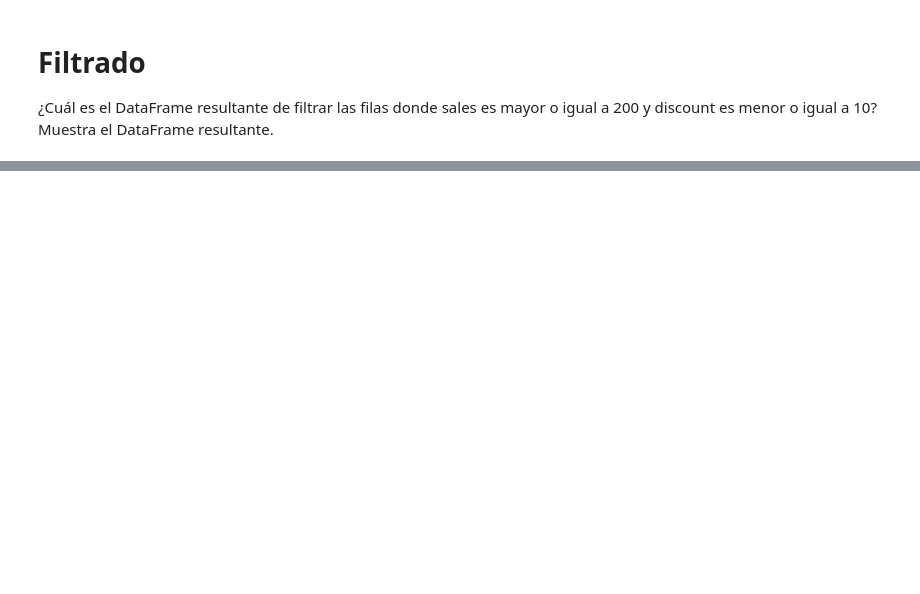
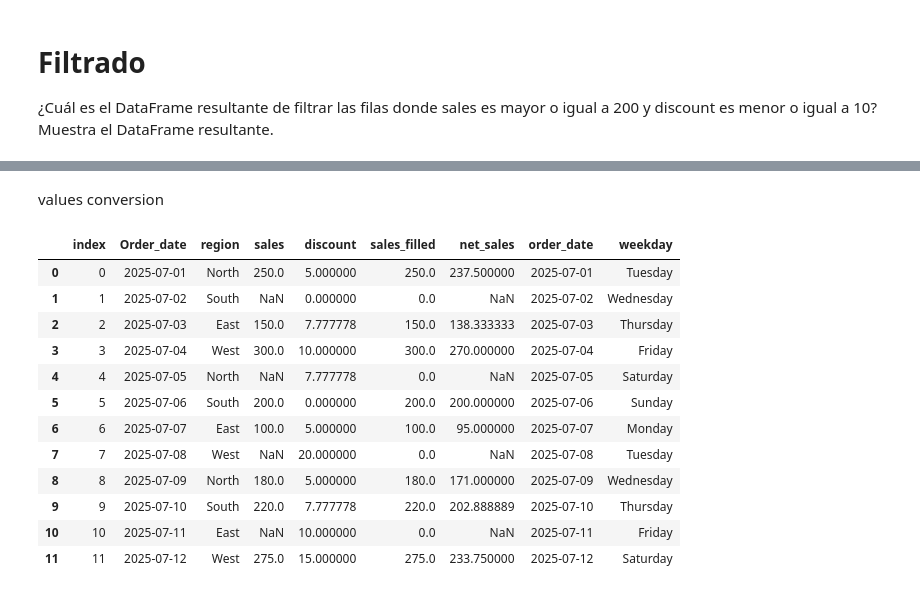
Before and after one commit to zaimont/manipulacion-datos-python, a Jupyter notebook: ejercicios.ipynb, the cells around one changed output, grey strips where cells are left out. Saved outputs shown, nothing was run; the diff lists cells and outputs as text; code cells hidden in the pictures; blank space fills up the shorter version.

```diff
--- a/ejercicios.ipynb
+++ b/ejercicios.ipynb
@@ -151,0 +166,20 @@ df_filtro.head(12)
+# %% [markdown]
+values conversion
+# %%
+df['order_date'] = pd.to_datetime(df['Order_date'])
+df['weekday'] = df['order_date'].dt.day_name()
+df
+# %% [output]
+|  | index | Order_date | region | sales | discount | sales_filled | net_sales | order_date | weekday |
+| 0 | 0 | 2025-07-01 | North | 250.0 | 5.000000 | 250.0 | 237.500000 | 2025-07-01 | Tuesday |
+| 1 | 1 | 2025-07-02 | South | NaN | 0.000000 | 0.0 | NaN | 2025-07-02 | Wednesday |
+| 2 | 2 | 2025-07-03 | East | 150.0 | 7.777778 | 150.0 | 138.333333 | 2025-07-03 | Thursday |
+| 3 | 3 | 2025-07-04 | West | 300.0 | 10.000000 | 300.0 | 270.000000 | 2025-07-04 | Friday |
+| 4 | 4 | 2025-07-05 | North | NaN | 7.777778 | 0.0 | NaN | 2025-07-05 | Saturday |
+| 5 | 5 | 2025-07-06 | South | 200.0 | 0.000000 | 200.0 | 200.000000 | 2025-07-06 | Sunday |
+| 6 | 6 | 2025-07-07 | East | 100.0 | 5.000000 | 100.0 | 95.000000 | 2025-07-07 | Monday |
+| 7 | 7 | 2025-07-08 | West | NaN | 20.000000 | 0.0 | NaN | 2025-07-08 | Tuesday |
+| 8 | 8 | 2025-07-09 | North | 180.0 | 5.000000 | 180.0 | 171.000000 | 2025-07-09 | Wednesday |
+| 9 | 9 | 2025-07-10 | South | 220.0 | 7.777778 | 220.0 | 202.888889 | 2025-07-10 | Thursday |
+| 10 | 10 | 2025-07-11 | East | NaN | 10.000000 | 0.0 | NaN | 2025-07-11 | Friday |
+| 11 | 11 | 2025-07-12 | West | 275.0 | 15.000000 | 275.0 | 233.750000 | 2025-07-12 | Saturday |
```
Also changed, not shown: parts of 9 cells of this notebook, 1 other file.
